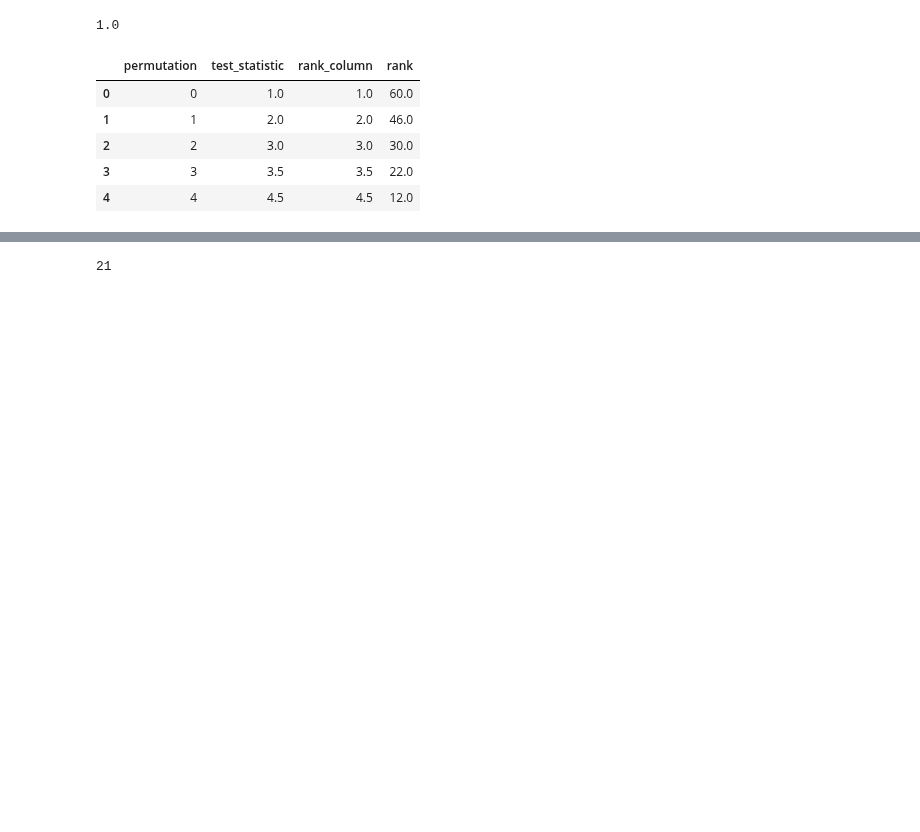
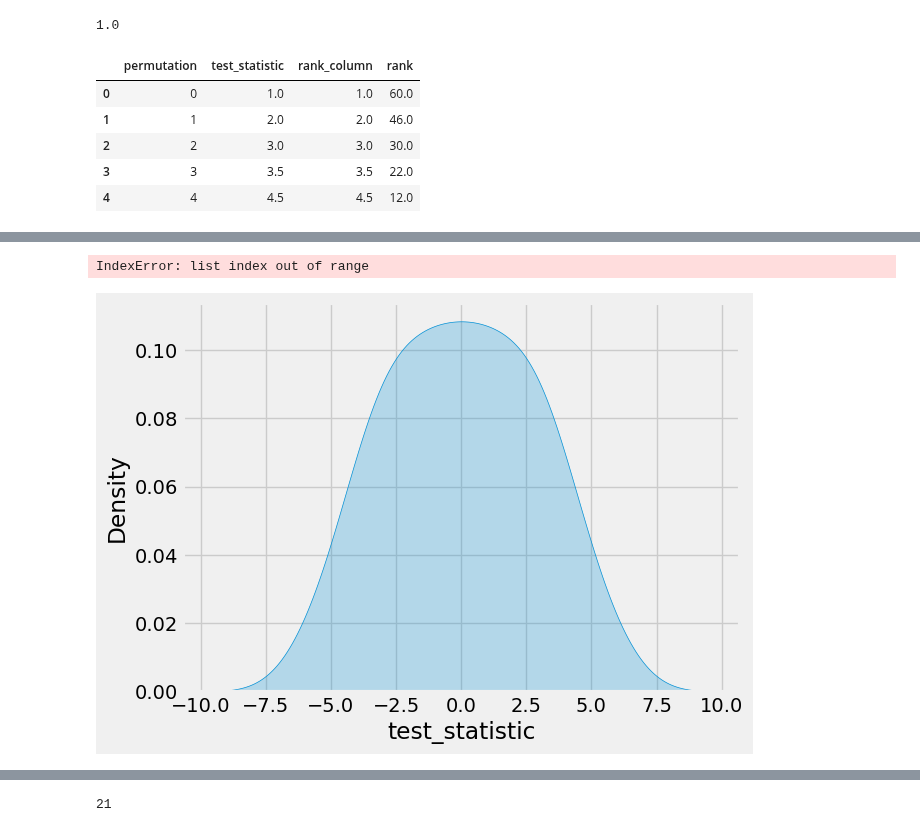
Before and after one commit to dokeeffe87/stats_utils, a Jupyter notebook: notebooks/scratch_work/dev_randomization_inference.ipynb, the cells around one changed output, grey strips where cells are left out. Saved outputs shown, nothing was run; the diff lists cells and outputs as text; code cells hidden in the pictures; blank space fills up the shorter version.

```diff
--- a/notebooks/scratch_work/dev_randomization_inference.ipynb
+++ b/notebooks/scratch_work/dev_randomization_inference.ipynb
@@ -103,7 +103,7 @@ def ri_test_statistic_difference_in_means(df, outcome_col, treatment_col, treatm
 # %%
 def ri_test_statistic_difference_in_ks(df, outcome_col, treatment_col, treatment_name, control_name, alternative='two-sided'):
 
-    ks_ = stats.ks_2samp(df.query("{0}==@treatment_name".format(treatment_col))[outcome_col].values - df.query("{0}==@control_name".format(treatment_col))[outcome_col].values, alternative=alternative)
+    ks_ = stats.ks_2samp(df.query("{0}==@treatment_name".format(treatment_col))[outcome_col].values, df.query("{0}==@control_name".format(treatment_col))[outcome_col].values, alternative=alternative)
 
     return ks_
 # %%
@@ -447,0 +698,14 @@ test_run.df_sims.head()
+# %%
+ax = sns.kdeplot(data=test_run.df_sims, x='test_statistic', fill=True)
+
+kde_x, kde_y = ax.lines[0].get_data()
+
+p0 = plt.axvline(x=test_run.observed_test_statistic, color='green')
+p1 = plt.axvline(x=test_run.ci[0], color='#EF9A9A')
+p2 = plt.axvline(x=test_run.ci[1], color='#EF9A9A')
+
+ax.fill_between(kde_x, kde_y, where=(kde_x < test_run.ci[0]) | (kde_x > test_run.ci[1]) ,
+                interpolate=True, color='#EF9A9A')
+# %% [output]
+IndexError: list index out of range
+[figure, added]
```
Also changed, not shown: parts of 12 cells of this notebook.
